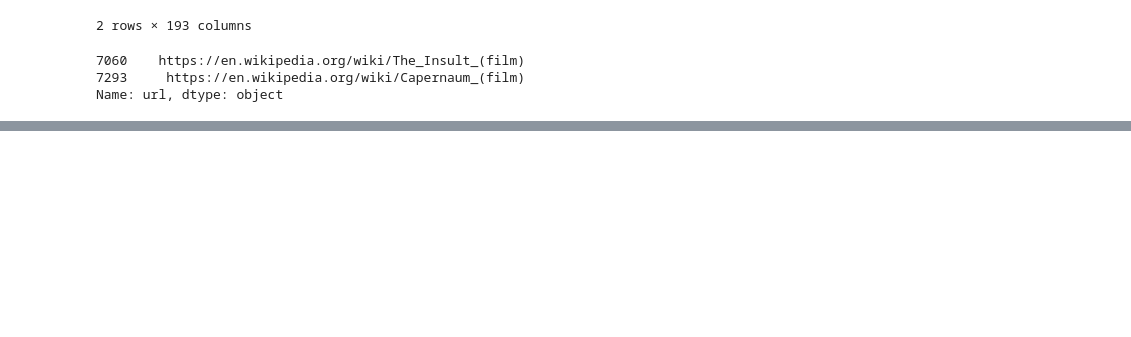
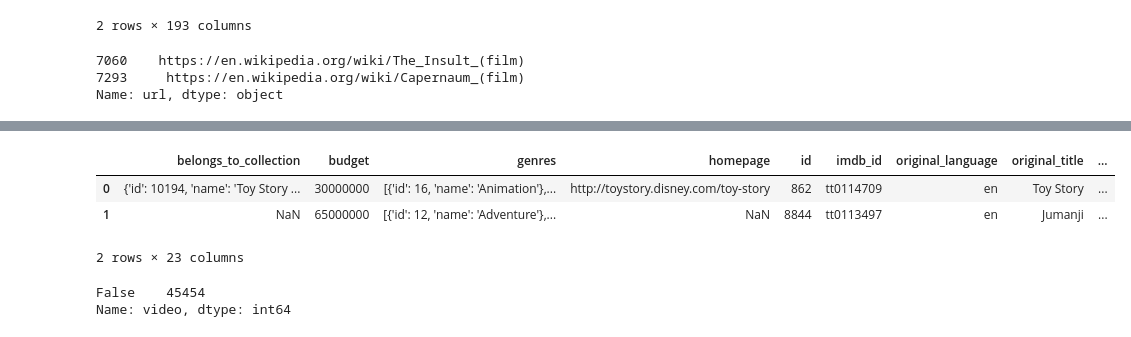
Before and after one commit to JerryMcG/Movies-ETL, a Jupyter notebook: ETL_Movies.ipynb, the cells around one changed output, grey strips where cells are left out. Saved outputs shown, nothing was run; the diff lists cells and outputs as text; code cells hidden in the pictures; blank space fills up the shorter version.

```diff
--- a/ETL_Movies.ipynb
+++ b/ETL_Movies.ipynb
@@ -176,0 +712,15 @@ sorted(wiki_movies_df.columns.tolist())
+# %%
+#extract where adult=false -> then drop adult col
+kaggle_metadata = kaggle_metadata[kaggle_metadata['adult'] == 'False'].drop('adult',axis='columns')
+# %%
+kaggle_metadata.head(2)
+# %% [output]
+|  | belongs_to_collection | budget | genres | homepage | id | imdb_id | original_language | original_title | ... |
+| 0 | {'id': 10194, 'name': 'Toy Story ... | 30000000 | [{'id': 16, 'name': 'Animation'},... | http://toystory.disney.com/toy-story | 862 | tt0114709 | en | Toy Story | ... |
+| 1 | NaN | 65000000 | [{'id': 12, 'name': 'Adventure'},... | NaN | 8844 | tt0113497 | en | Jumanji | ... |
+2 rows × 23 columns
+# %%
+kaggle_metadata['video'].value_counts()
+# %% [output]
+False    45454
+Name: video, dtype: int64
```
Also changed, not shown: parts of 54 cells of this notebook.
